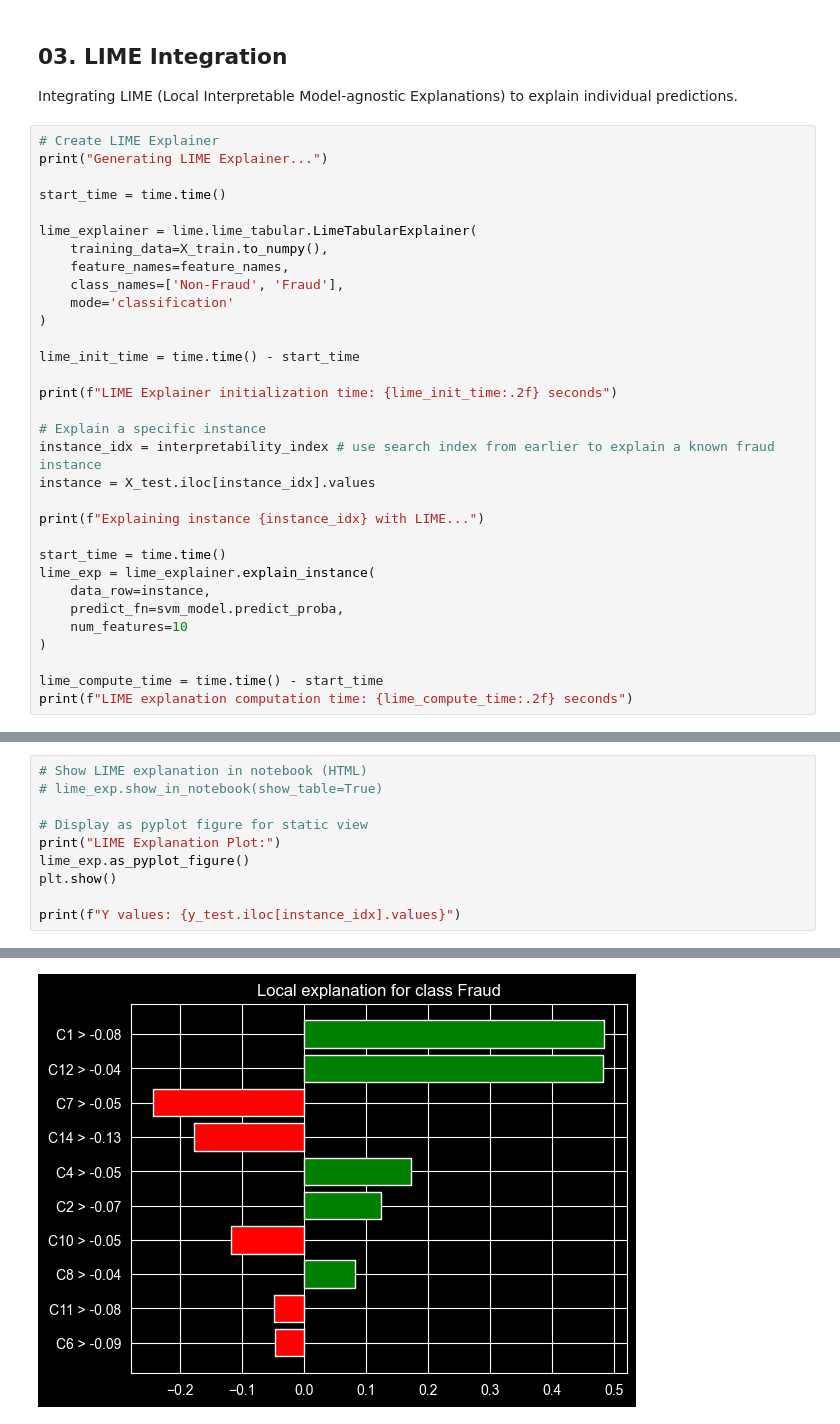
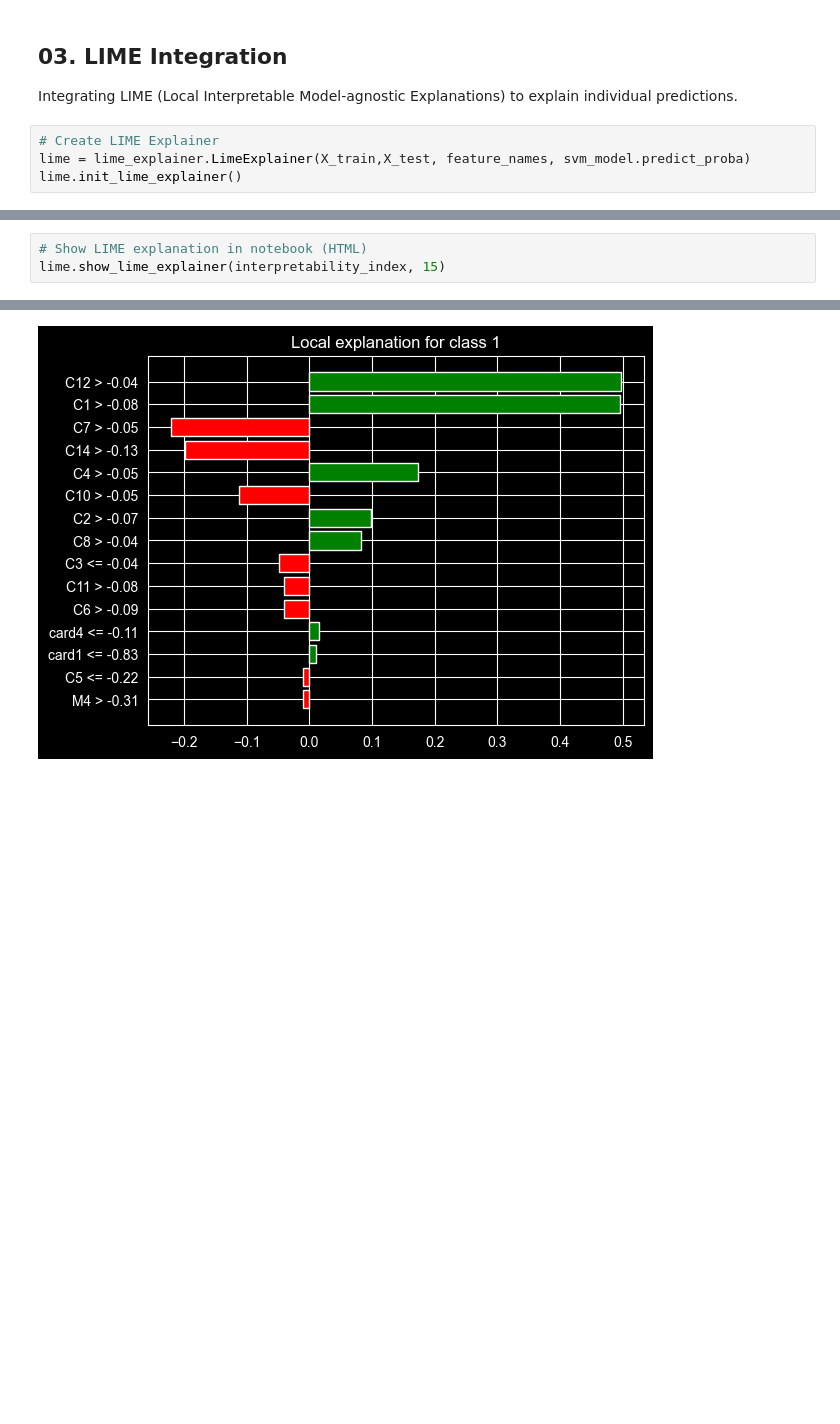
Before and after one commit to LakeeshaRCL/msc-ds-ai-research-implementations, a Jupyter notebook: state_of_the_art_with_xai.ipynb, the cells around one changed output, grey strips where cells are left out. Drawn from its saved outputs; the diff is of its cells as text; blank space fills up the shorter version.

Commit message:
main - fix issues in shap explainer and create LIME explainer

```diff
--- a/state_of_the_art_with_xai.ipynb
+++ b/state_of_the_art_with_xai.ipynb
@@ -185,35 +201,7 @@ ValueError: Per-column arrays must each be 1-dimensional
 Integrating LIME (Local Interpretable Model-agnostic Explanations) to explain individual predictions.
 # %%
 # Create LIME Explainer
-print("Generating LIME Explainer...")
-
-start_time = time.time()
-
-lime_explainer = lime.lime_tabular.LimeTabularExplainer(
-    training_data=X_train.to_numpy(),
-    feature_names=feature_names,
-    class_names=['Non-Fraud', 'Fraud'],
-    mode='classification'
-)
-
-lime_init_time = time.time() - start_time
-
-print(f"LIME Explainer initialization time: {lime_init_time:.2f} seconds")
-
-# Explain a specific instance
-instance_idx = interpretability_index # use search index from earlier to explain a known fraud instance
-instance = X_test.iloc[instance_idx].values
-
-print(f"Explaining instance {instance_idx} with LIME...")
-
-start_time = time.time()
-lime_exp = lime_explainer.explain_instance(
-    data_row=instance,
-    predict_fn=svm_model.predict_proba,
-    num_features=10
-)
-
-lime_compute_time = time.time() - start_time
-print(f"LIME explanation computation time: {lime_compute_time:.2f} seconds")
+lime = lime_explainer.LimeExplainer(X_train,X_test, feature_names, svm_model.predict_proba)
+lime.init_lime_explainer()
 # %% [output]
 Generating LIME Explainer...
@@ -223,11 +209,4 @@ LIME explanation computation time: 0.62 seconds
 # %%
 # Show LIME explanation in notebook (HTML)
-# lime_exp.show_in_notebook(show_table=True)
-
-# Display as pyplot figure for static view
-print("LIME Explanation Plot:")
-lime_exp.as_pyplot_figure()
-plt.show()
-
-print(f"Y values: {y_test.iloc[instance_idx].values}")
+lime.show_lime_explainer(interpretability_index, 15)
 # %% [output]
@@ -234,2 +215,2 @@ print(f"Y values: {y_test.iloc[instance_idx].values}")
 LIME Explanation Plot:
-[figure, old version]
+[figure, new version]
```
Also changed, not shown: parts of 8 cells of this notebook, 3 other files.
